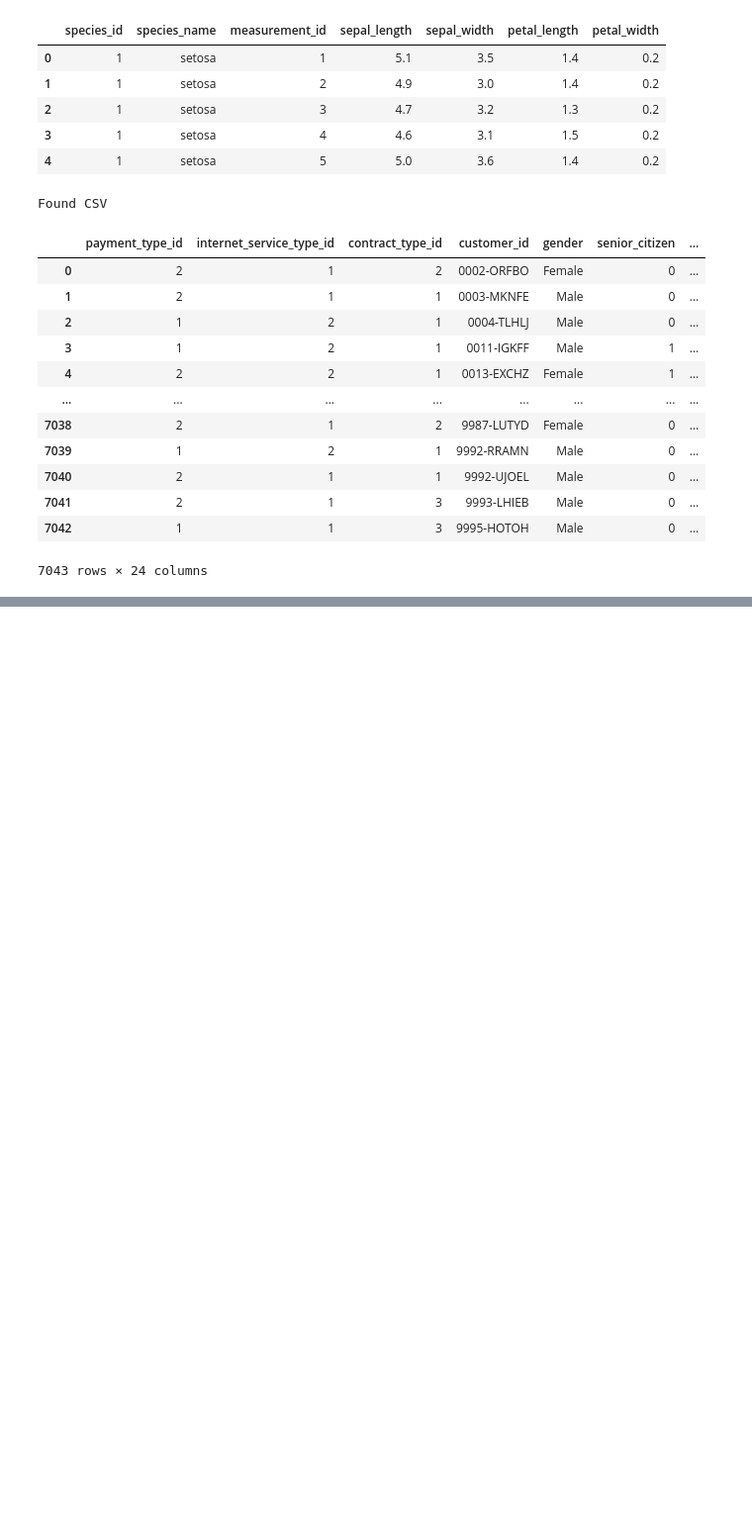
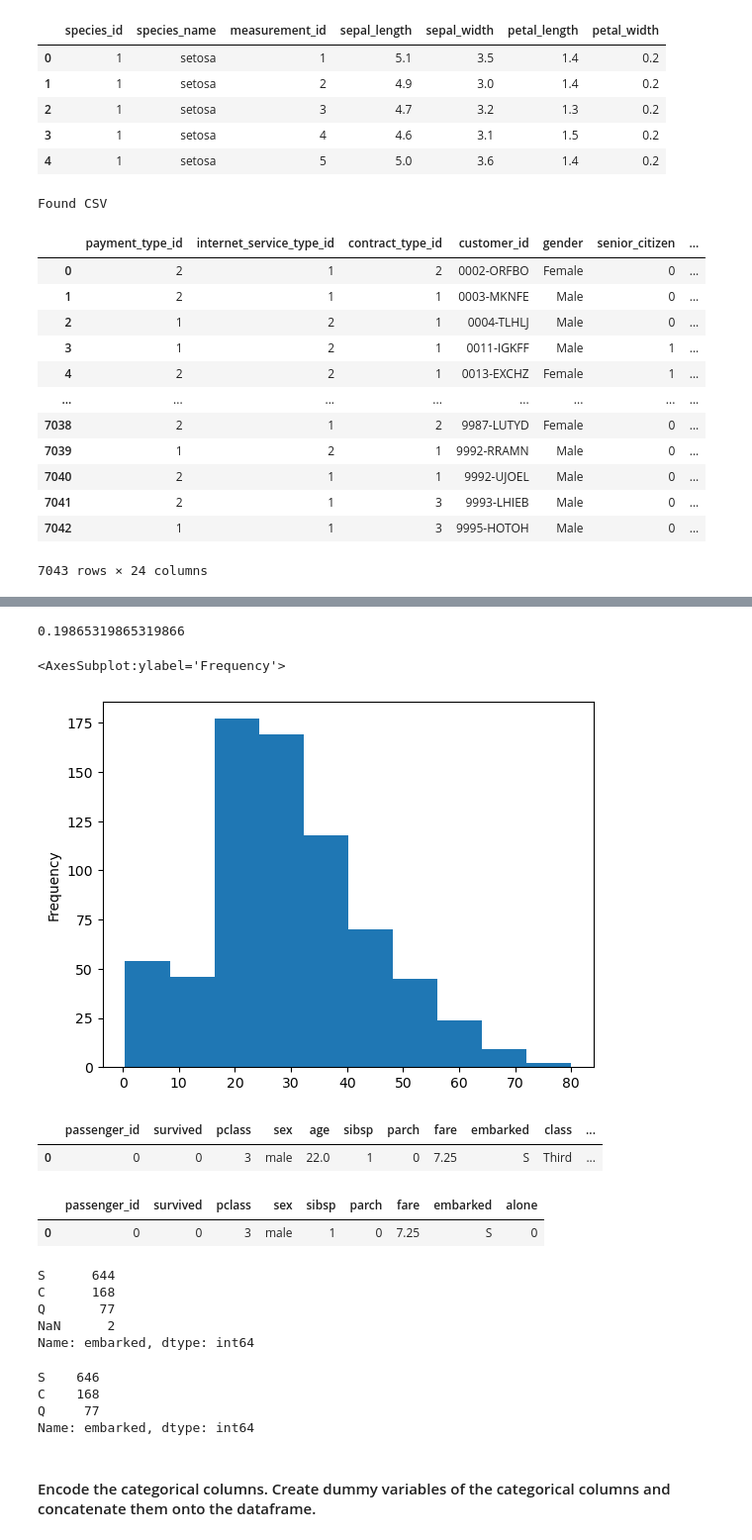
Before and after one commit to manuel-salazar1/classification-exercises, a Jupyter notebook: classification_exercises.ipynb, the cells around one changed output, grey strips where cells are left out. Shown: that part at 99% size. Saved outputs shown, nothing was run; the diff lists cells and outputs as text; code cells hidden in the pictures; blank space fills up the shorter version.

```diff
--- a/classification_exercises.ipynb
+++ b/classification_exercises.ipynb
@@ -495,0 +606,2 @@ Found CSV
+# %%
+titanic = acquire.get_titanic_data()
@@ -495,0 +678,9 @@ Found CSV
+# %%
+titanic.age.isnull().mean()
+# %% [output]
+0.19865319865319866
+# %%
+titanic.age.plot.hist()
+# %% [output]
+<AxesSubplot:ylabel='Frequency'>
+[figure, added]
@@ -495,0 +690,5 @@ Found CSV
+# %%
+titanic.head(1)
+# %% [output]
+|  | passenger_id | survived | pclass | sex | age | sibsp | parch | fare | embarked | class | ... |
+| 0 | 0 | 0 | 3 | male | 22.0 | 1 | 0 | 7.25 | S | Third | ... |
@@ -495,0 +698,13 @@ Found CSV
+# %%
+titanic.head(1)
+# %% [output]
+|  | passenger_id | survived | pclass | sex | sibsp | parch | fare | embarked | alone |
+| 0 | 0 | 0 | 3 | male | 1 | 0 | 7.25 | S | 0 |
+# %%
+titanic.embarked.value_counts(dropna=False)
+# %% [output]
+S      644
+C      168
+Q       77
+NaN      2
+Name: embarked, dtype: int64
@@ -495,0 +714,9 @@ Found CSV
+# %%
+titanic.embarked.value_counts(dropna=False)
+# %% [output]
+S    646
+C    168
+Q     77
+Name: embarked, dtype: int64
+# %% [markdown]
+#### Encode the categorical columns. Create dummy variables of the categorical columns and concatenate them onto the dataframe.
```
Also changed, not shown: parts of 89 cells of this notebook.
